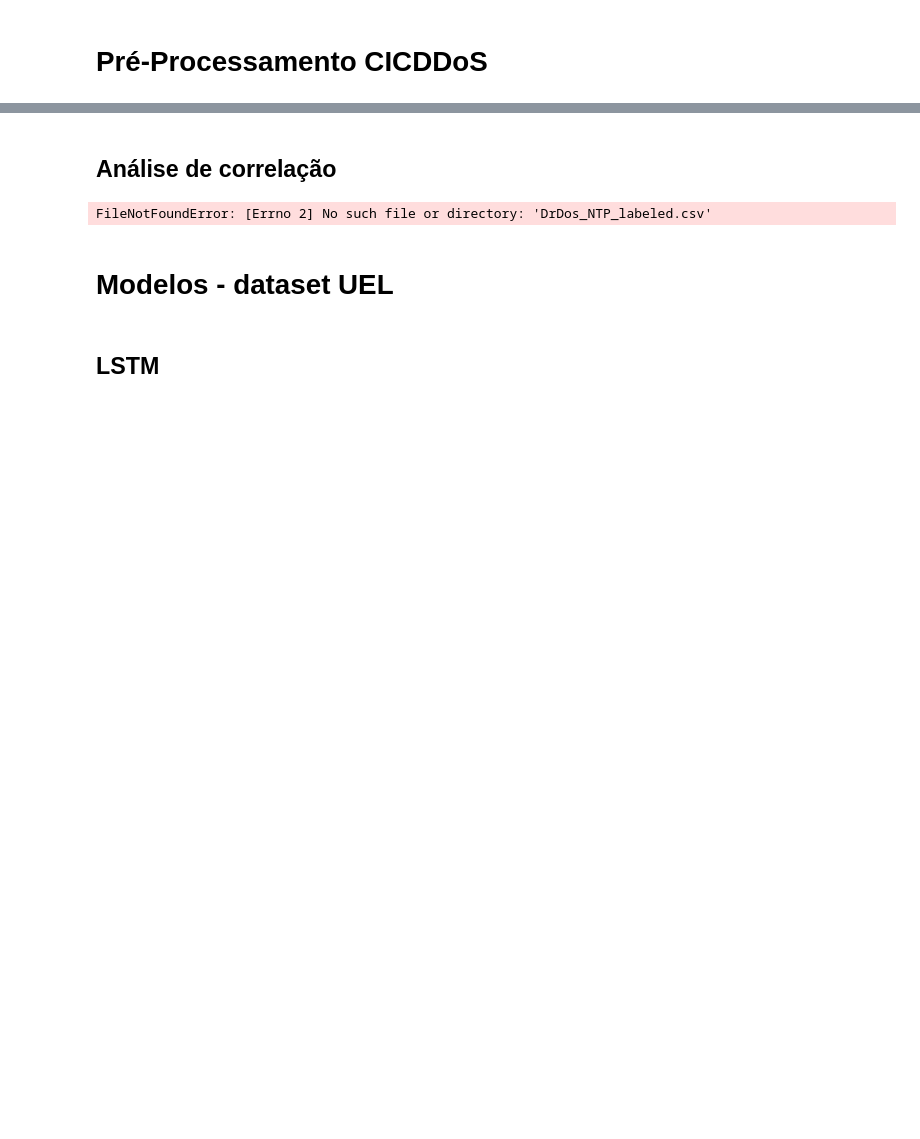
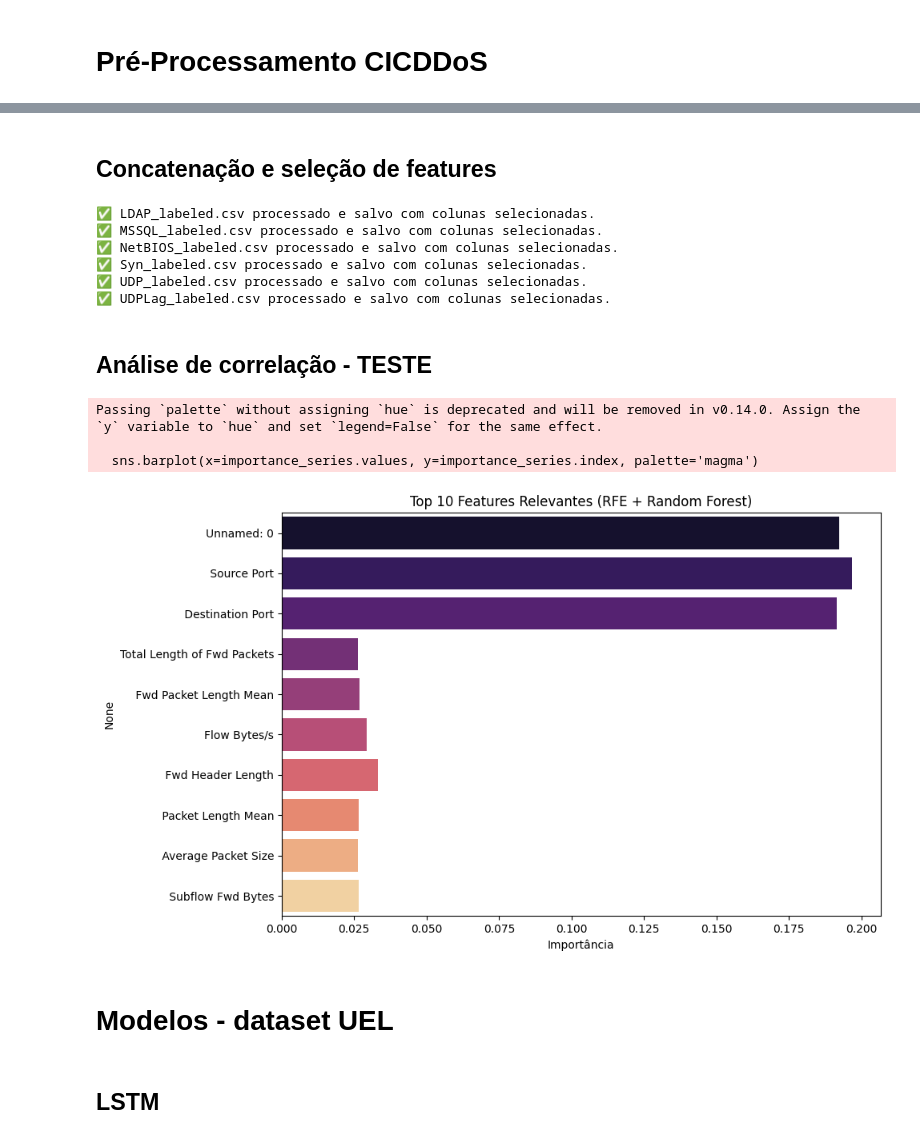
Before and after one commit to iRocktys/anomalyDetection, a Jupyter notebook: model.ipynb, the cells around one changed output, grey strips where cells are left out. Saved outputs shown, nothing was run; the diff lists cells and outputs as text; code cells hidden in the pictures; blank space fills up the shorter version.

```diff
--- a/model.ipynb
+++ b/model.ipynb
@@ -167,5 +186,57 @@ builder.label_anomaly_period("DrDos_NTP.csv", "10:35:00", "10:45:00")
+# %% [markdown]
+## Concatenação e seleção de features
+# %%
+files_1day = [
+    "LDAP_labeled.csv", "MSSQL_labeled.csv", "NetBIOS_labeled.csv",
+    "Syn_labeled.csv", "UDP_labeled.csv", "UDPLag_labeled.csv",
+]
+
+
+files_2day = [
+    "DrDos_DNS.csv", "DrDos_LDAP.csv", "DrDos_MSSQL.csv",
+    "DrDos_NetBIOS.csv", "DrDos_NTP.csv", "DrDos_SNMP.csv",
+    "DrDos_SSDP.csv", "DrDos_UDP.csv", "Syn.csv",
+    "TFTP.csv", "UDPLag.csv"
+]
+
+selected_columns = [
+    ' Source IP',
+    ' Source Port',
+    ' Destination IP',
+    ' Destination Port',
+    ' Timestamp',
+    ' Flow Duration',
+    ' Total Fwd Packets',
+    ' Total Backward Packets',
+    'Total Length of Fwd Packets',
+    ' Total Length of Bwd Packets',
+    'Flow Bytes/s',
+    ' Flow Packets/s',
+    'Fwd Packets/s',
+    ' Bwd Packets/s',
+]
+
+# Caminho para os arquivos
+data_path_1day = "data/03-11/attacks_labeled"
+data_path_2day = "data/01-12/attacks_labeled"
+# %%
+builder = DatasetBuilder(
+    data_path_1day,
+    files_1day,
+    output_filename="output_1day_concatenate.csv",
+    output_dir="data/03-11/attacks_concatenate"
+)
+
+builder.concatenate_selected_columns(selected_columns, output_dir="data/03-11/attacks_concatenate", output_filename="output_1day_concatenate.csv")
+# %% [output]
+✅ LDAP_labeled.csv processado e salvo com colunas selecionadas.
+✅ MSSQL_labeled.csv processado e salvo com colunas selecionadas.
+✅ NetBIOS_labeled.csv processado e salvo com colunas selecionadas.
+✅ Syn_labeled.csv processado e salvo com colunas selecionadas.
+✅ UDP_labeled.csv processado e salvo com colunas selecionadas.
+✅ UDPLag_labeled.csv processado e salvo com colunas selecionadas.
 # %% [markdown]
-## Análise de correlação
+## Análise de correlação - TESTE
 # %%
 import pandas as pd
 import numpy as np
@@ -238,12 +309,15 @@ def analyze_rfe_feature_importance(file_path, label_column='label', top_k=15, sa
     return top_features, preserved_cols
 # %%
 top_rfe_features, preserved_data = analyze_rfe_feature_importance(
-    data_path_2day + "DrDos_NTP_labeled.csv",
-    top_k=20,
-    sample_frac=0.1  # Usa apenas 10% dos dados
+    data_path_2day + "/DrDos_MSSQL_labeled.csv",
+    top_k=10,
+    sample_frac=0.01
 )
 # %% [output]
-FileNotFoundError: [Errno 2] No such file or directory: 'DrDos_NTP_labeled.csv'
+Passing `palette` without assigning `hue` is deprecated and will be removed in v0.14.0. Assign the `y` variable to `hue` and set `legend=False` for the same effect.
+
+  sns.barplot(x=importance_series.values, y=importance_series.index, palette='magma')
+[figure, added]
 # %% [markdown]
 # Modelos - dataset UEL
 # %% [markdown]
```
Also changed, not shown: parts of 9 cells of this notebook.
